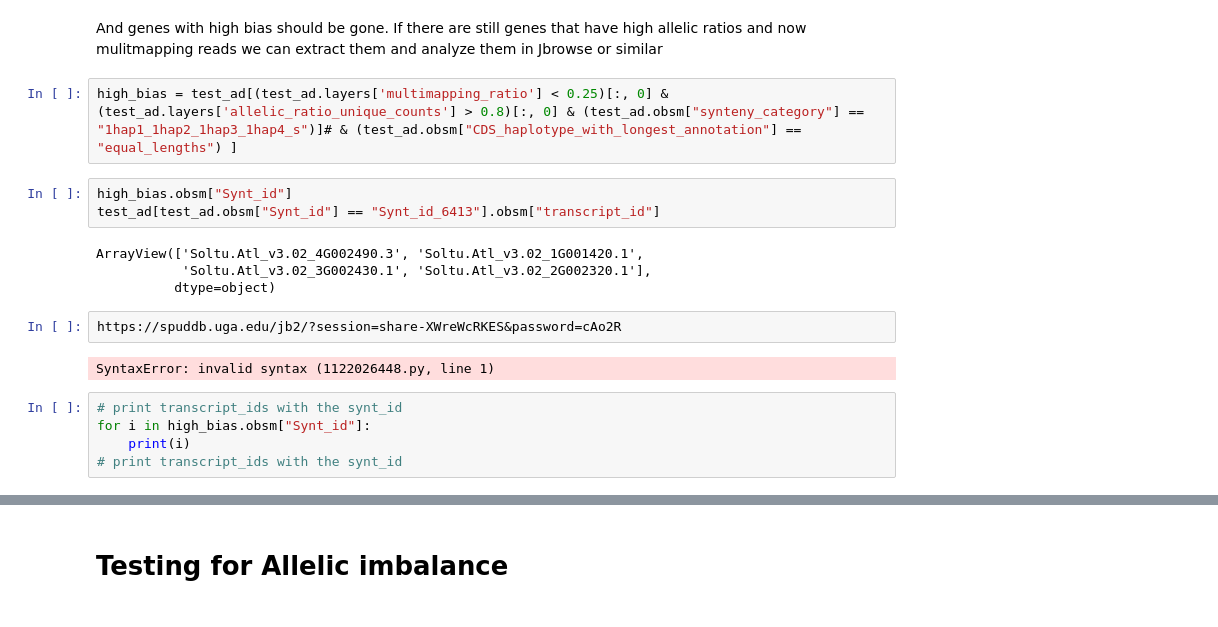
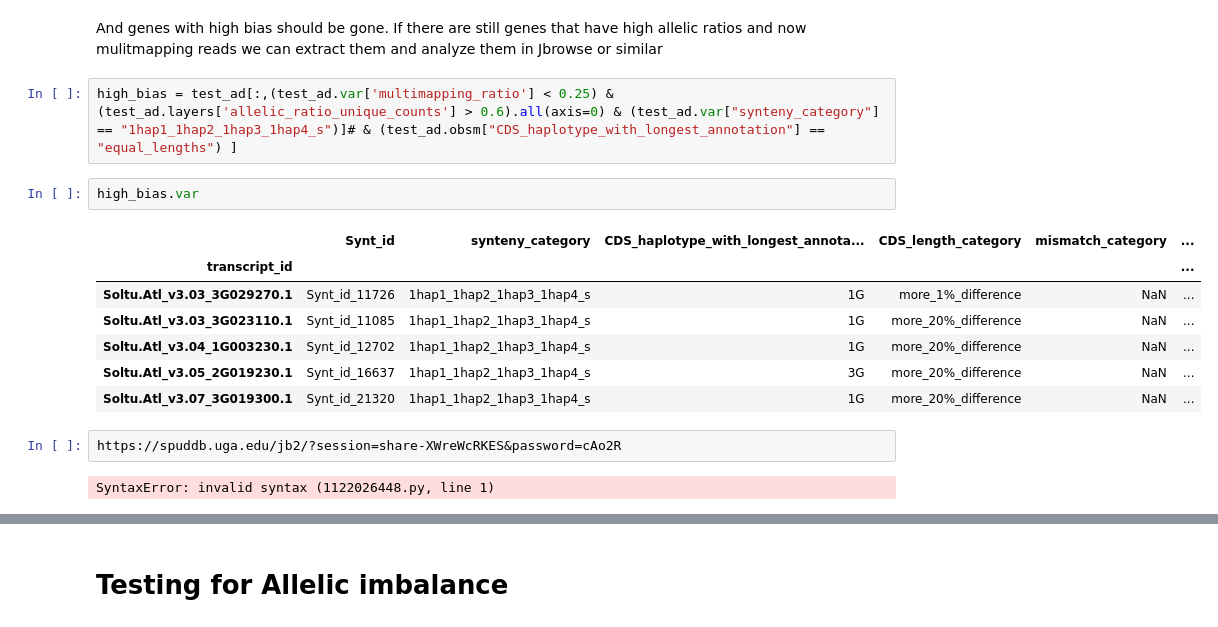
Before and after one commit to nadjano/polyase, a Jupyter notebook: .notebooks/long_readRNA_seq_counts_allele_atlantic.ipynb, the cells around one changed output, grey strips where cells are left out. Saved outputs shown, nothing was run; the diff lists cells and outputs as text.

```diff
--- a/.notebooks/long_readRNA_seq_counts_allele_atlantic.ipynb
+++ b/.notebooks/long_readRNA_seq_counts_allele_atlantic.ipynb
@@ -264,23 +98,21 @@ plot_allelic_ratios(
 # %% [markdown]
 And genes with high bias should be gone. If there are still genes that have high allelic ratios and now mulitmapping reads we can extract them and analyze them in Jbrowse or similar
 # %%
-high_bias = test_ad[(test_ad.layers['multimapping_ratio'] < 0.25)[:, 0] & (test_ad.layers['allelic_ratio_unique_counts'] > 0.8)[:, 0] & (test_ad.obsm["synteny_category"] == "1hap1_1hap2_1hap3_1hap4_s")]# & (test_ad.obsm["CDS_haplotype_with_longest_annotation"] == "equal_lengths") ]
+high_bias = test_ad[:,(test_ad.var['multimapping_ratio'] < 0.25) & (test_ad.layers['allelic_ratio_unique_counts'] > 0.6).all(axis=0) & (test_ad.var["synteny_category"] == "1hap1_1hap2_1hap3_1hap4_s")]# & (test_ad.obsm["CDS_haplotype_with_longest_annotation"] == "equal_lengths") ]
-# %%
-high_bias.obsm["Synt_id"]
-test_ad[test_ad.obsm["Synt_id"] == "Synt_id_6413"].obsm["transcript_id"]
-# %% [output]
-ArrayView(['Soltu.Atl_v3.02_4G002490.3', 'Soltu.Atl_v3.02_1G001420.1',
-           'Soltu.Atl_v3.02_3G002430.1', 'Soltu.Atl_v3.02_2G002320.1'],
-          dtype=object)
+# %%
+high_bias.var
+# %% [output]
+|  | Synt_id | synteny_category | CDS_haplotype_with_longest_annota... | CDS_length_category | mismatch_category | ... |
+| transcript_id |  |  |  |  |  | ... |
+| Soltu.Atl_v3.03_3G029270.1 | Synt_id_11726 | 1hap1_1hap2_1hap3_1hap4_s | 1G | more_1%_difference | NaN | ... |
+| Soltu.Atl_v3.03_3G023110.1 | Synt_id_11085 | 1hap1_1hap2_1hap3_1hap4_s | 1G | more_20%_difference | NaN | ... |
+| Soltu.Atl_v3.04_1G003230.1 | Synt_id_12702 | 1hap1_1hap2_1hap3_1hap4_s | 1G | more_20%_difference | NaN | ... |
+| Soltu.Atl_v3.05_2G019230.1 | Synt_id_16637 | 1hap1_1hap2_1hap3_1hap4_s | 3G | more_20%_difference | NaN | ... |
+| Soltu.Atl_v3.07_3G019300.1 | Synt_id_21320 | 1hap1_1hap2_1hap3_1hap4_s | 1G | more_20%_difference | NaN | ... |
 # %%
 https://spuddb.uga.edu/jb2/?session=share-XWreWcRKES&password=cAo2R
 # %% [output]
 SyntaxError: invalid syntax (1122026448.py, line 1)
-# %%
-# print transcript_ids with the synt_id
-for i in high_bias.obsm["Synt_id"]:
-    print(i)
-# print transcript_ids with the synt_id
 # %%
 plot_allelic_ratios_comparison(
     test_ad,
```
Also changed, not shown: parts of 15 cells of this notebook, 6 other files.
